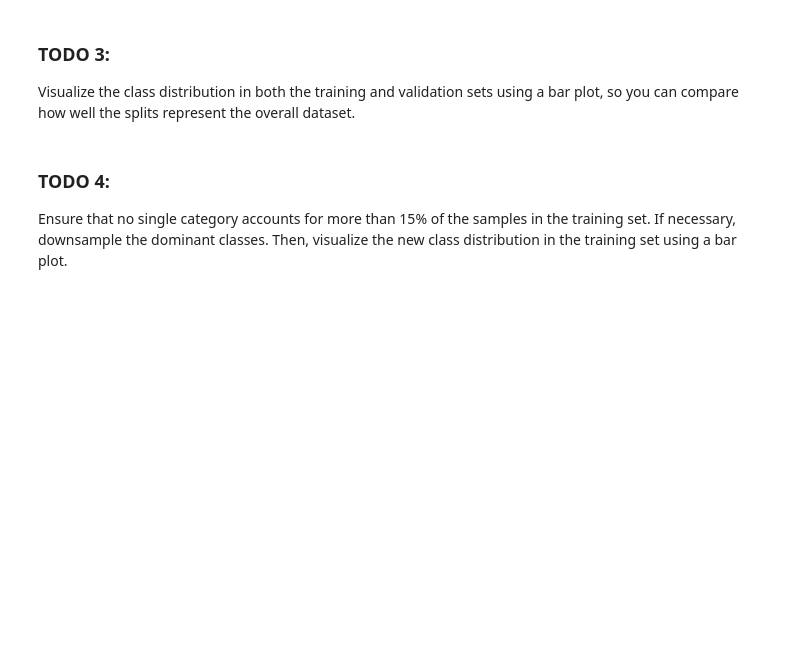
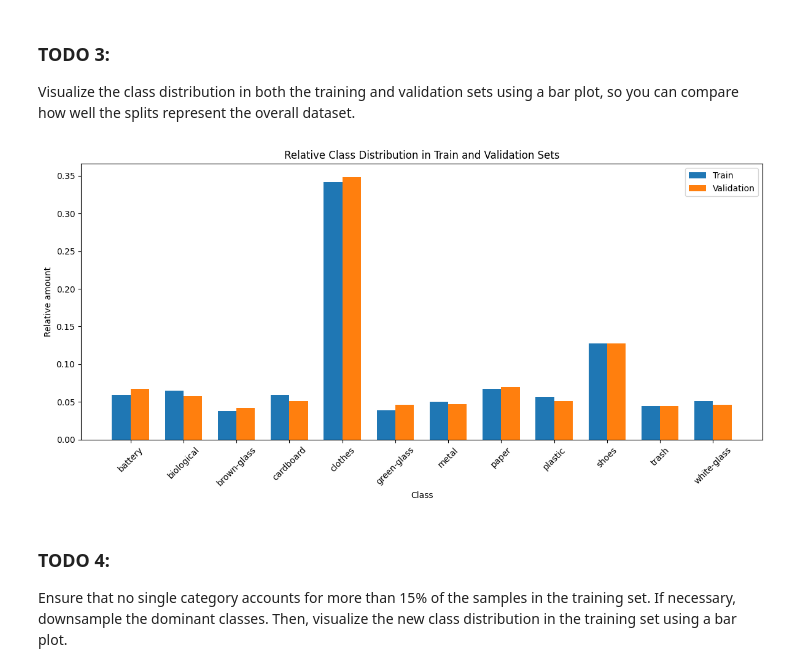
Before and after one commit to LilachPardess/garbage-classification, a Jupyter notebook: a2.ipynb, the cells around one changed output. Drawn from its saved outputs; the diff is of its cells as text; code cells hidden in the pictures; blank space fills up the shorter version.

```diff
--- a/a2.ipynb
+++ b/a2.ipynb
@@ -164,7 +158,6 @@ train_dataset, test_dataset = spit_dataset(dataset)
 ### TODO 3:
 Visualize the class distribution in both the training and validation sets using a bar plot, so you can compare how well the splits represent the overall dataset.
 # %%
-# your code here
 def show_distribution(subset, set_name):
     print("Distuction of", set_name, ": ")
     class_sizes = [0] * len(classes_names)
@@ -179,34 +172,36 @@ def get_class_counts(subset):
     class_sizes = [0] * len(classes_names)
     for img, label in subset:
         class_sizes[label] += 1
     return class_sizes
 
 def plot_class_distribution(train_dataset, test_dataset):
     num_classes = len(classes_names)
     train_counts = get_class_counts(train_dataset)
     val_counts = get_class_counts(test_dataset)
 
     # Convert counts to relative frequencies
     train_total = sum(train_counts)
     val_total = sum(val_counts)
     train_rel = [count / train_total for count in train_counts]
     val_rel = [count / val_total for count in val_counts]
 
     x = range(num_classes)
     width = 0.35  # width of the bars
 
     plt.figure(figsize=(12, 6))
     plt.bar(x, train_rel, width=width, label='Train')
     plt.bar([i + width for i in x], val_rel, width=width, label='Validation')
     plt.xticks([i + width/2 for i in x], classes_names, rotation=45)
     plt.xlabel('Class')
     plt.ylabel('Relative amount')
     plt.title('Relative Class Distribution in Train and Validation Sets')
     plt.legend()
     plt.tight_layout()
     plt.show()
 
-#plot_class_distribution(train_dataset=train_dataset, test_dataset = test_dataset)
+plot_class_distribution(train_dataset=train_dataset, test_dataset = test_dataset)
+# %% [output]
+[figure, added]
 # %% [markdown]
 ### TODO 4:
 Ensure that no single category accounts for more than 15% of the samples in the training set. If necessary, downsample the dominant classes. Then, visualize the new class distribution in the training set using a bar plot.
```
Also changed, not shown: parts of 13 cells of this notebook.
